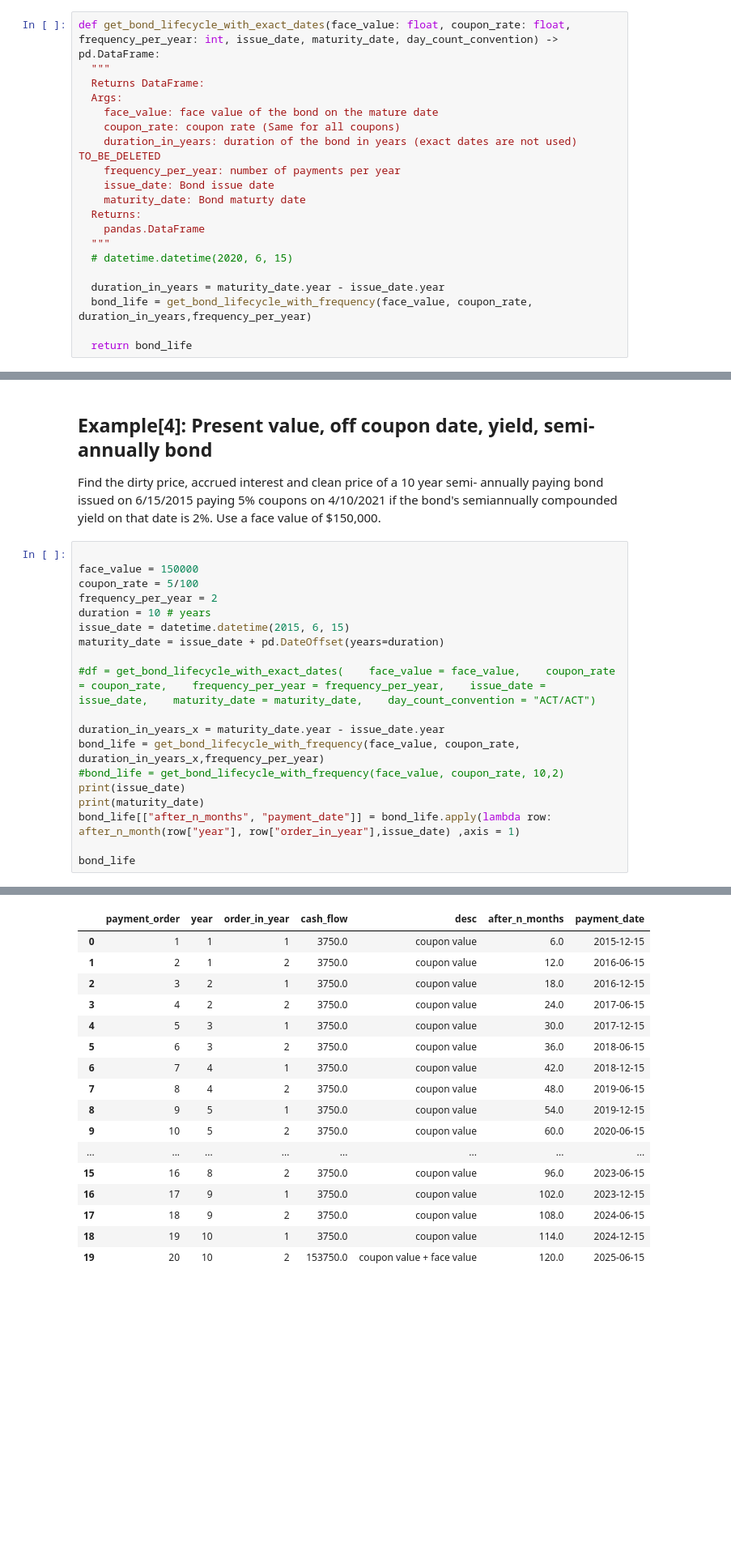
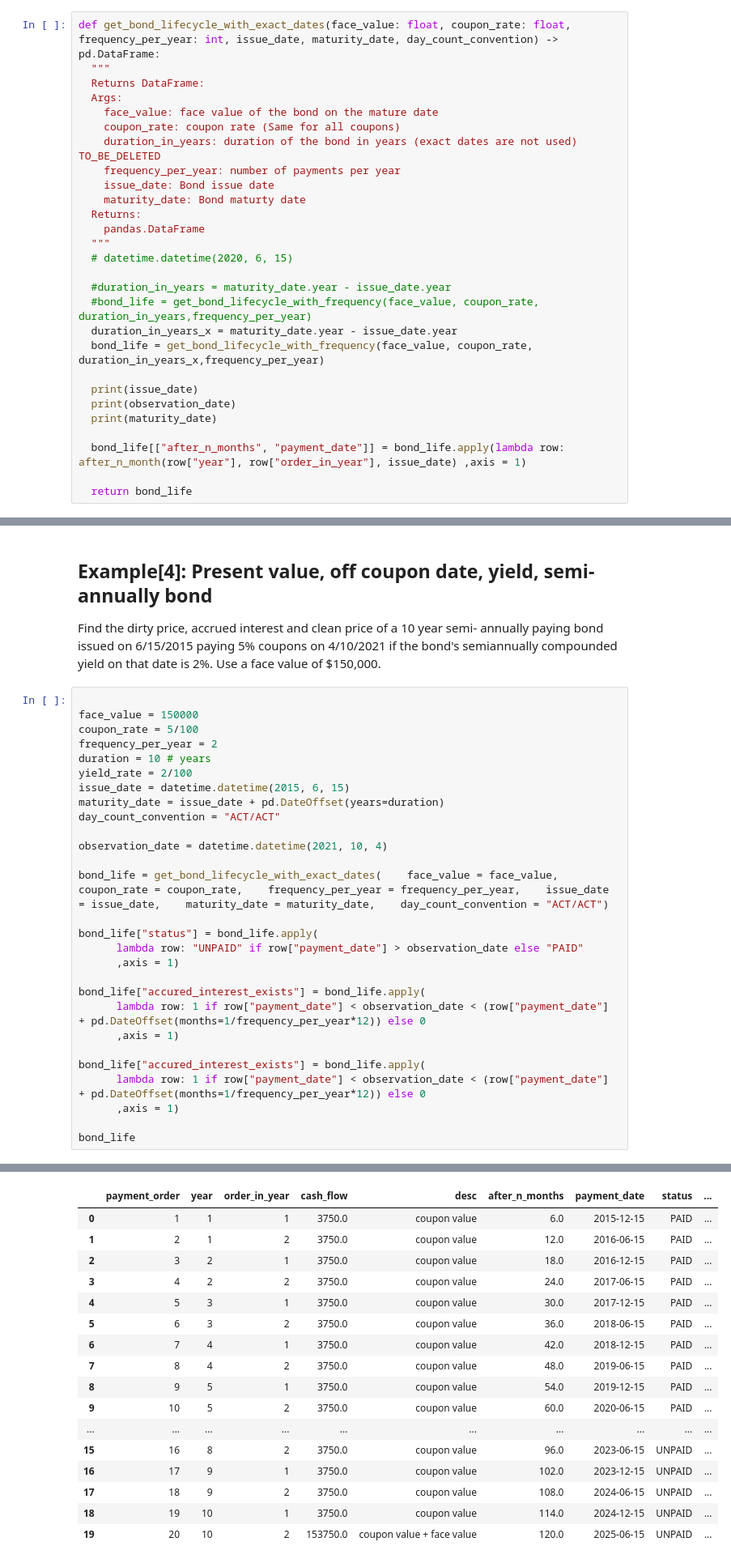
Before and after one commit to horasan/ml, a Jupyter notebook: R_LER_TREASURY_FIXED_INCOME_1.ipynb, the cells around one changed output, grey strips where cells are left out. Shown at 81% size. Cells and saved outputs as stored; diff of their text form; blank space fills up the shorter version.

```diff
--- a/R_LER_TREASURY_FIXED_INCOME_1.ipynb
+++ b/R_LER_TREASURY_FIXED_INCOME_1.ipynb
@@ -178,8 +178,16 @@ def get_bond_lifecycle_with_exact_dates(face_value: float, coupon_rate: float, f
   """
   # datetime.datetime(2020, 6, 15)
 
-  duration_in_years = maturity_date.year - issue_date.year
-  bond_life = get_bond_lifecycle_with_frequency(face_value, coupon_rate, duration_in_years,frequency_per_year)
+  #duration_in_years = maturity_date.year - issue_date.year
+  #bond_life = get_bond_lifecycle_with_frequency(face_value, coupon_rate, duration_in_years,frequency_per_year)
+  duration_in_years_x = maturity_date.year - issue_date.year
+  bond_life = get_bond_lifecycle_with_frequency(face_value, coupon_rate, duration_in_years_x,frequency_per_year)
+
+  print(issue_date)
+  print(observation_date)
+  print(maturity_date)
+
+  bond_life[["after_n_months", "payment_date"]] = bond_life.apply(lambda row: after_n_month(row["year"], row["order_in_year"], issue_date) ,axis = 1)
 
   return bond_life
 # %% [markdown]
@@ -961,17 +969,26 @@ face_value = 150000
 coupon_rate = 5/100
 frequency_per_year = 2
 duration = 10 # years
+yield_rate = 2/100
 issue_date = datetime.datetime(2015, 6, 15)
 maturity_date = issue_date + pd.DateOffset(years=duration)
+day_count_convention = "ACT/ACT"
 
-#df = get_bond_lifecycle_with_exact_dates(    face_value = face_value,    coupon_rate = coupon_rate,    frequency_per_year = frequency_per_year,    issue_date = issue_date,    maturity_date = maturity_date,    day_count_convention = "ACT/ACT")
+observation_date = datetime.datetime(2021, 10, 4)
 
-duration_in_years_x = maturity_date.year - issue_date.year
-bond_life = get_bond_lifecycle_with_frequency(face_value, coupon_rate, duration_in_years_x,frequency_per_year)
-#bond_life = get_bond_lifecycle_with_frequency(face_value, coupon_rate, 10,2)
-print(issue_date)
-print(maturity_date)
-bond_life[["after_n_months", "payment_date"]] = bond_life.apply(lambda row: after_n_month(row["year"], row["order_in_year"],issue_date) ,axis = 1)
+bond_life = get_bond_lifecycle_with_exact_dates(    face_value = face_value,    coupon_rate = coupon_rate,    frequency_per_year = frequency_per_year,    issue_date = issue_date,    maturity_date = maturity_date,    day_count_convention = "ACT/ACT")
+
+bond_life["status"] = bond_life.apply(
+      lambda row: "UNPAID" if row["payment_date"] > observation_date else "PAID"
+      ,axis = 1)
+
+bond_life["accured_interest_exists"] = bond_life.apply(
+      lambda row: 1 if row["payment_date"] < observation_date < (row["payment_date"] + pd.DateOffset(months=1/frequency_per_year*12)) else 0
+      ,axis = 1)
+
+bond_life["accured_interest_exists"] = bond_life.apply(
+      lambda row: 1 if row["payment_date"] < observation_date < (row["payment_date"] + pd.DateOffset(months=1/frequency_per_year*12)) else 0
+      ,axis = 1)
 
 bond_life
 # %% [output]
@@ -979,18 +997,18 @@ bond_life
 2025-06-15 00:00:00
-|  | payment_order | year | order_in_year | cash_flow | desc | after_n_months | payment_date |
-| 0 | 1 | 1 | 1 | 3750.0 | coupon value | 6.0 | 2015-12-15 |
-| 1 | 2 | 1 | 2 | 3750.0 | coupon value | 12.0 | 2016-06-15 |
-| 2 | 3 | 2 | 1 | 3750.0 | coupon value | 18.0 | 2016-12-15 |
-| 3 | 4 | 2 | 2 | 3750.0 | coupon value | 24.0 | 2017-06-15 |
-| 4 | 5 | 3 | 1 | 3750.0 | coupon value | 30.0 | 2017-12-15 |
-| 5 | 6 | 3 | 2 | 3750.0 | coupon value | 36.0 | 2018-06-15 |
-| 6 | 7 | 4 | 1 | 3750.0 | coupon value | 42.0 | 2018-12-15 |
-| 7 | 8 | 4 | 2 | 3750.0 | coupon value | 48.0 | 2019-06-15 |
-| 8 | 9 | 5 | 1 | 3750.0 | coupon value | 54.0 | 2019-12-15 |
-| 9 | 10 | 5 | 2 | 3750.0 | coupon value | 60.0 | 2020-06-15 |
-| ... | ... | ... | ... | ... | ... | ... | ... |
-| 15 | 16 | 8 | 2 | 3750.0 | coupon value | 96.0 | 2023-06-15 |
-| 16 | 17 | 9 | 1 | 3750.0 | coupon value | 102.0 | 2023-12-15 |
-| 17 | 18 | 9 | 2 | 3750.0 | coupon value | 108.0 | 2024-06-15 |
-| 18 | 19 | 10 | 1 | 3750.0 | coupon value | 114.0 | 2024-12-15 |
-| 19 | 20 | 10 | 2 | 153750.0 | coupon value + face value | 120.0 | 2025-06-15 |
+|  | payment_order | year | order_in_year | cash_flow | desc | after_n_months | payment_date | status | ... |
+| 0 | 1 | 1 | 1 | 3750.0 | coupon value | 6.0 | 2015-12-15 | PAID | ... |
+| 1 | 2 | 1 | 2 | 3750.0 | coupon value | 12.0 | 2016-06-15 | PAID | ... |
+| 2 | 3 | 2 | 1 | 3750.0 | coupon value | 18.0 | 2016-12-15 | PAID | ... |
+| 3 | 4 | 2 | 2 | 3750.0 | coupon value | 24.0 | 2017-06-15 | PAID | ... |
+| 4 | 5 | 3 | 1 | 3750.0 | coupon value | 30.0 | 2017-12-15 | PAID | ... |
+| 5 | 6 | 3 | 2 | 3750.0 | coupon value | 36.0 | 2018-06-15 | PAID | ... |
+| 6 | 7 | 4 | 1 | 3750.0 | coupon value | 42.0 | 2018-12-15 | PAID | ... |
+| 7 | 8 | 4 | 2 | 3750.0 | coupon value | 48.0 | 2019-06-15 | PAID | ... |
+| 8 | 9 | 5 | 1 | 3750.0 | coupon value | 54.0 | 2019-12-15 | PAID | ... |
+| 9 | 10 | 5 | 2 | 3750.0 | coupon value | 60.0 | 2020-06-15 | PAID | ... |
+| ... | ... | ... | ... | ... | ... | ... | ... | ... | ... |
+| 15 | 16 | 8 | 2 | 3750.0 | coupon value | 96.0 | 2023-06-15 | UNPAID | ... |
+| 16 | 17 | 9 | 1 | 3750.0 | coupon value | 102.0 | 2023-12-15 | UNPAID | ... |
+| 17 | 18 | 9 | 2 | 3750.0 | coupon value | 108.0 | 2024-06-15 | UNPAID | ... |
+| 18 | 19 | 10 | 1 | 3750.0 | coupon value | 114.0 | 2024-12-15 | UNPAID | ... |
+| 19 | 20 | 10 | 2 | 153750.0 | coupon value + face value | 120.0 | 2025-06-15 | UNPAID | ... |
```
Also changed, not shown: parts of 3 cells of this notebook.
